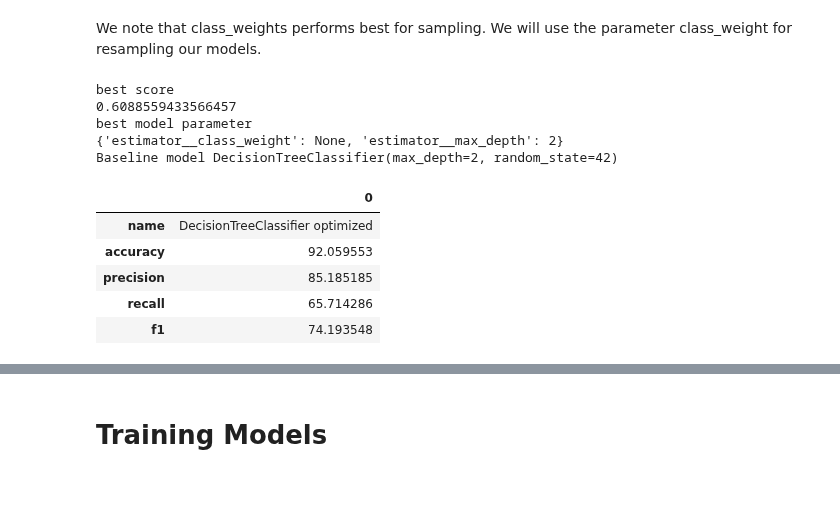
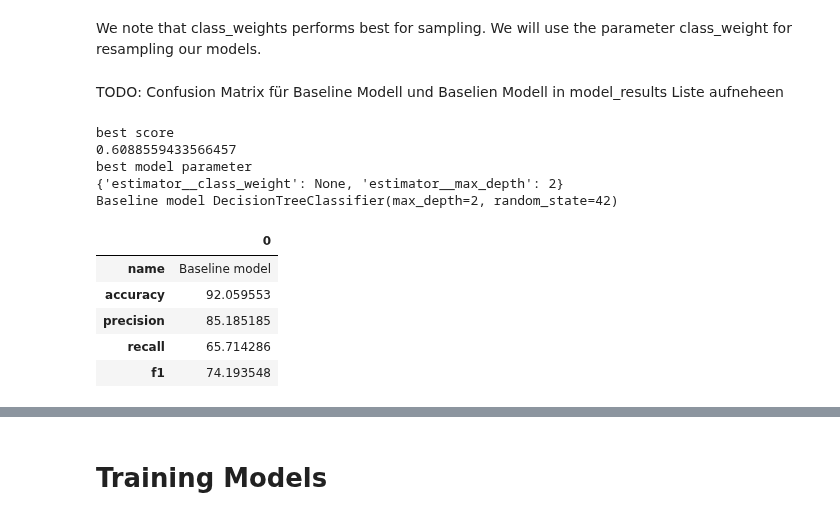
Before and after one commit to Kopy91/seer_breast_cancer, a Jupyter notebook: breast_cancer_ML.ipynb, the cells around one changed output, grey strips where cells are left out. Saved outputs shown, nothing was run; the diff lists cells and outputs as text; code cells hidden in the pictures; blank space fills up the shorter version.

```diff
--- a/breast_cancer_ML.ipynb
+++ b/breast_cancer_ML.ipynb
@@ -161,3 +177,10 @@ pickle.dump(feature_engineering, open('feature_engineering.p', 'wb'))
 # load feature_engineering
 file_name = 'feature_engineering.p'
 feature_engineering = pickle.load(open(file_name, 'rb'))
+# %%
+# adding two new features
+df = feature_engineering(df)
+
+# clean dataframe
+df_clean = clean_data(df)
+df_clean.head()
@@ -164,8 +196,8 @@ feature_engineering = pickle.load(open(file_name, 'rb'))
 # %%
 # creating target and features
-target = df.loc[:,'Status_encoded']
-features = df.drop('Status', axis=1)
-features = features.drop('Status_encoded', axis=1)
+target = df_clean.loc[:,'Status_encoded']
+#features = df.drop('Status', axis=1)
+features = df_clean.drop('Status_encoded', axis=1)
 
 # train and test split
 features_train, features_test, target_train, target_test = train_test_split(features,
@@ -197,2 +211,7 @@ cat_cols.append('Estrogen_Progesteron_Status')
 # %% [markdown]
 # Baseline Model
+# %%
+# creating lists of categorical, ordinal and numerical columns
+cat_cols = ['Race', 'Marital Status', 'Estrogen Status', 'Progesterone Status', 'Estrogen_Progesteron_Status']
+ord_cols = ['T Stage', 'N Stage', '6th Stage', 'differentiate', 'A Stage']
+num_cols = [col for col in features_train.select_dtypes(include=["int64","float64"])]
@@ -254,17 +274,20 @@ pd.DataFrame(sampling_results).T
 | best model | DecisionTreeClassifier(max_depth=... | DecisionTreeClassifier(max_depth=... | DecisionTreeClassifier(max_depth=... | DecisionTreeClassifier(max_depth=... |
 # %% [markdown]
 We note that class_weights performs best for sampling. We will use the parameter class_weight for resampling our models.
+# %% [markdown]
+TODO: Confusion Matrix für Baseline Modell und Baselien Modell in model_results Liste aufneheen
 # %%
 # list of metrics of all models
 model_results = []
 # %%
-# baseline model
+# our baseline model
 
 pipeline_baseline = Pipeline([('preprocessing', ColumnTransformer(transformers=[
                             ('encoder', OneHotEncoder(handle_unknown='ignore'), cat_cols),
                             ('ord_transformer', OrdinalEncoder(), ord_cols)
                         ], remainder='passthrough')),
                         ('estimator', DecisionTreeClassifier(class_weight='balanced', random_state=42))])
+
 grid_tree = GridSearchCV(estimator=pipeline_baseline,
                         param_grid=search_space,
                         n_jobs=-1,
@@ -277,35 +300,35 @@ print("best score")
 print(grid_tree.best_score_)
 
 # Print the model parameters of the best model
 print("best model parameter")
 print(grid_tree.best_params_)
 
 baseline_model = grid_tree.best_estimator_['estimator']
 print("Baseline model", baseline_model)
 
 # Print the val score of the best model
 #predict
 target_pred_tree = grid_tree.best_estimator_.predict(features_test)
 
 #save
-scores = {'name': "DecisionTreeClassifier optimized",
+scores = {'name': "Baseline model",
           'accuracy': accuracy_score(target_test, target_pred_tree) * 100,
           'precision': precision_score(target_test, target_pred_tree) * 100,
           'recall': recall_score(target_test, target_pred_tree) * 100,
           'f1': f1_score(target_test, target_pred_tree) * 100,
         }
 model_results.append(scores)
 
 #show results
 pd.DataFrame(model_results).T
 # %% [output]
 best score
 0.6088559433566457
 best model parameter
 {'estimator__class_weight': None, 'estimator__max_depth': 2}
 Baseline model DecisionTreeClassifier(max_depth=2, random_state=42)
 |  | 0 |
-| name | DecisionTreeClassifier optimized |
+| name | Baseline model |
 | accuracy | 92.059553 |
 | precision | 85.185185 |
 | recall | 65.714286 |
```
Also changed, not shown: parts of 74 cells of this notebook, 5 other files.
